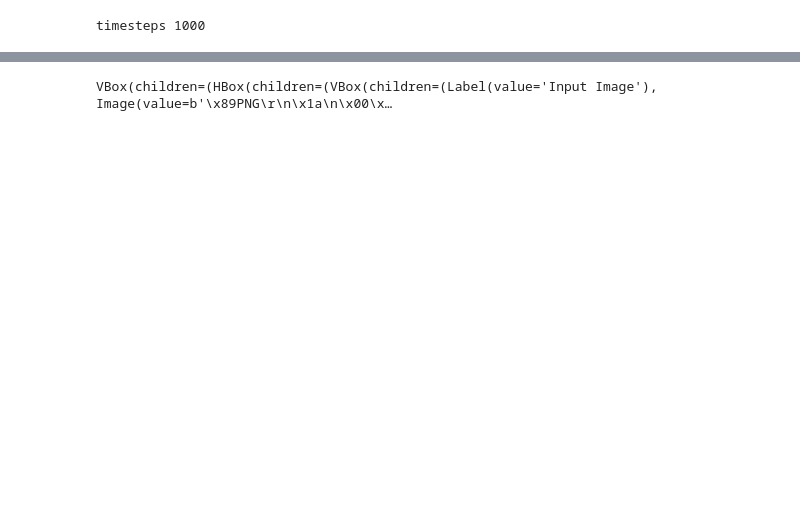
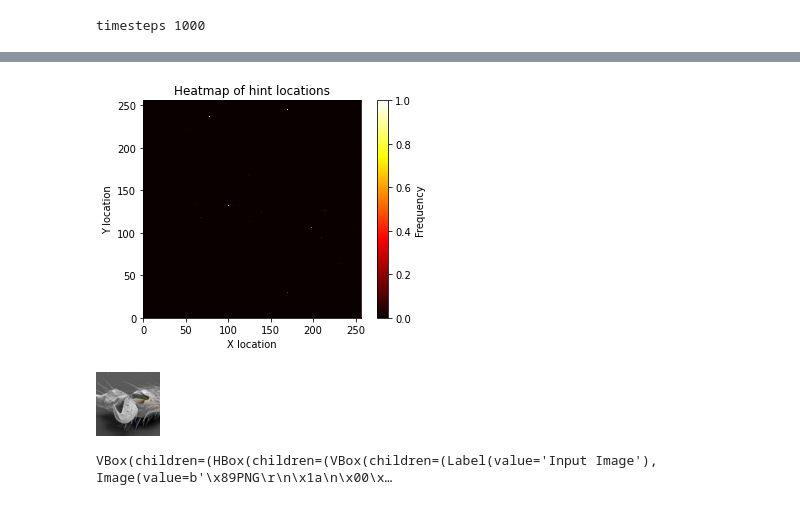
Before and after one commit to emiven/AB_diffusion, a Jupyter notebook: sampling_testing.ipynb, the cells around one changed output, grey strips where cells are left out. Drawn from its saved outputs; the diff is of its cells as text; code cells hidden in the pictures; blank space fills up the shorter version.

```diff
--- a/sampling_testing.ipynb
+++ b/sampling_testing.ipynb
@@ -108,0 +233,27 @@ imgRGB
+# %%
+# Generate the hint locations
+num_hints = generator.get_num_hints(10000)
+locations = generator.get_sample_locations(num_hints, 256, 256)
+
+# Initialize the heatmap
+heatmap = np.zeros((256, 256))
+
+# For each image
+for i in range(10000):
+    # For each hint in the image
+    for j in range(num_hints[i].int()):
+        # Add one to the corresponding location in the heatmap
+        heatmap[locations[j, 0], locations[j, 1]] += 1
+
+# Normalize the heatmap
+heatmap /= 10000
+
+# Plot the heatmap
+plt.imshow(heatmap, cmap='hot', interpolation='nearest', origin='lower', extent=[0, 256, 0, 256])
+plt.colorbar(label='Frequency')
+plt.xlabel('X location')
+plt.ylabel('Y location')
+plt.title('Heatmap of hint locations')
+plt.show()
+# %% [output]
+[figure, added]
@@ -109,3 +268,7 @@ imgRGB
+# %%
+img_w_hints
+# %% [output]
+[figure, added]
 # %%
 %matplotlib widget
 colorizer = ColorizerApp(imgRGB, diffusion_model, device)
```
Also changed, not shown: parts of 11 cells of this notebook, 10 other files.
